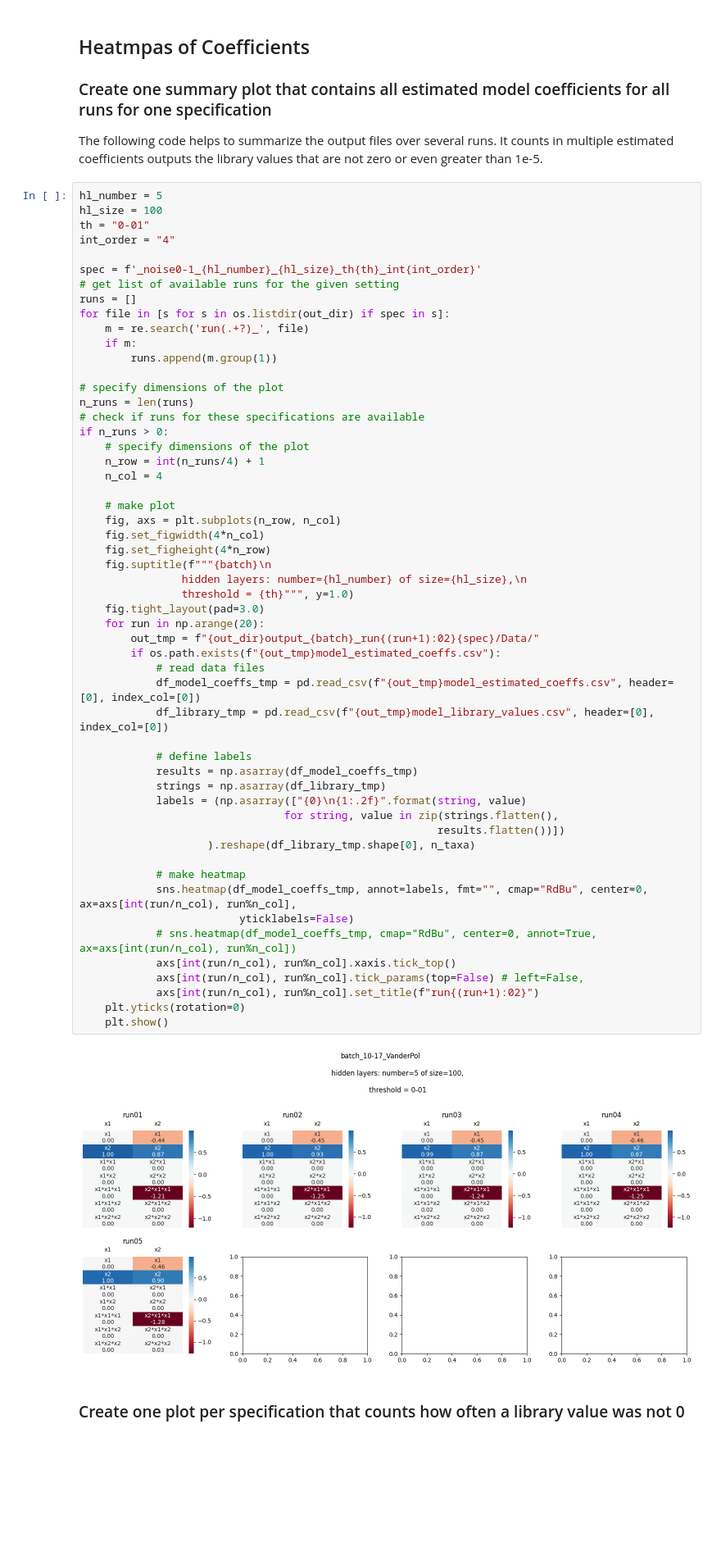
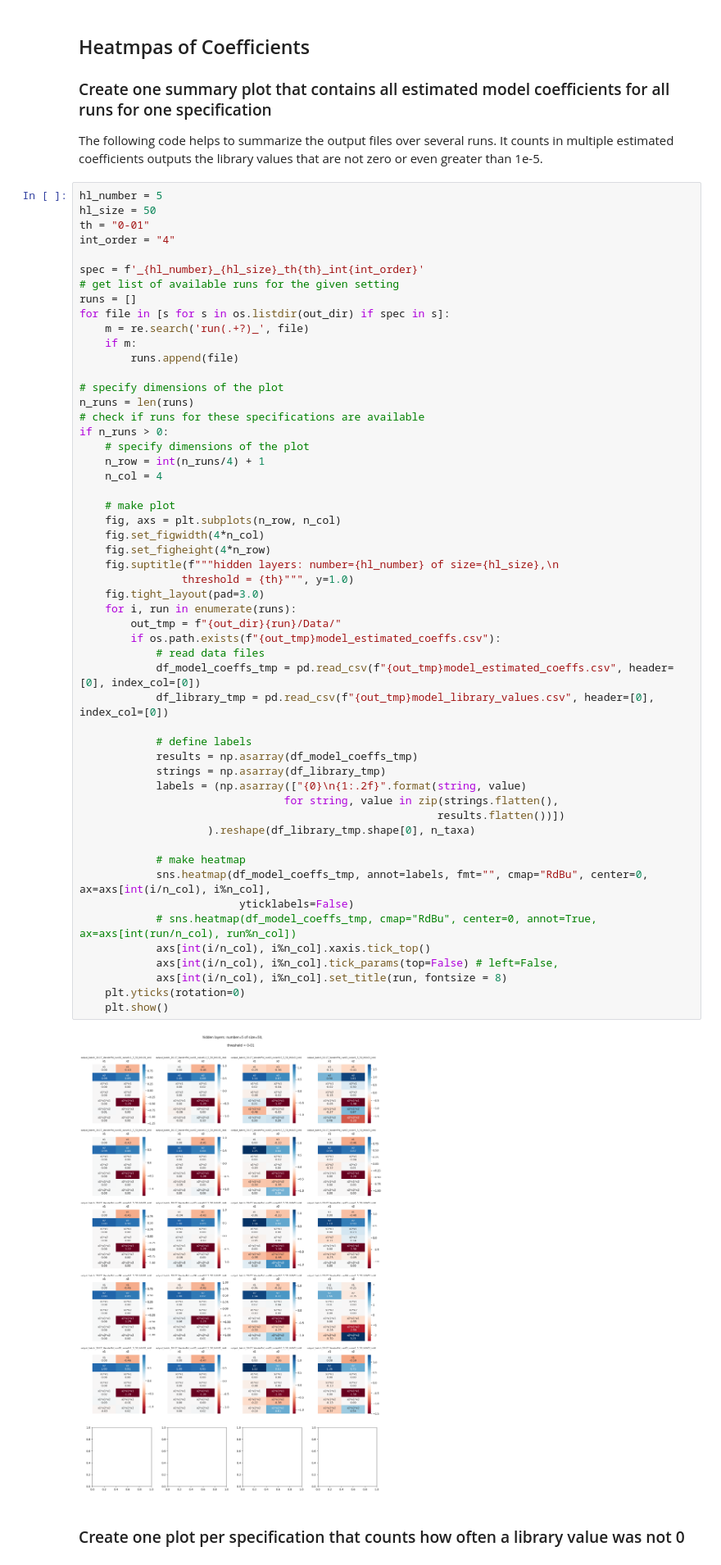
Before and after one commit to mariaproebstl/MScThesis, a Jupyter notebook: Python/Plots/DeepMoD_outcome_VdP_noise.ipynb, the cells around one changed output. Shown at 82% size. Cells and saved outputs as stored; diff of their text form; blank space fills up the shorter version.

Commit message:
add plots of DeepMoD VdP analysis

```diff
--- a/Python/Plots/DeepMoD_outcome_VdP_noise.ipynb
+++ b/Python/Plots/DeepMoD_outcome_VdP_noise.ipynb
@@ -33,17 +95,17 @@ The following code helps to summarize the output files over several runs.
 It counts in multiple estimated coefficients outputs the library values that are not zero or even greater than 1e-5.
 # %%
 hl_number = 5
-hl_size = 100
+hl_size = 50
 th = "0-01"
 int_order = "4"
 
-spec = f'_noise0-1_{hl_number}_{hl_size}_th{th}_int{int_order}'
+spec = f'_{hl_number}_{hl_size}_th{th}_int{int_order}'
 # get list of available runs for the given setting
 runs = []
 for file in [s for s in os.listdir(out_dir) if spec in s]:
     m = re.search('run(.+?)_', file)
     if m:
-        runs.append(m.group(1))
+        runs.append(file)
 
 # specify dimensions of the plot
 n_runs = len(runs)
@@ -51,42 +113,41 @@ n_runs = len(runs)
 if n_runs > 0:
     # specify dimensions of the plot
     n_row = int(n_runs/4) + 1
     n_col = 4
 
     # make plot
     fig, axs = plt.subplots(n_row, n_col)
     fig.set_figwidth(4*n_col)
     fig.set_figheight(4*n_row)
-    fig.suptitle(f"""{batch}\n
-                hidden layers: number={hl_number} of size={hl_size},\n
+    fig.suptitle(f"""hidden layers: number={hl_number} of size={hl_size},\n
                 threshold = {th}""", y=1.0)
     fig.tight_layout(pad=3.0)
-    for run in np.arange(20):
-        out_tmp = f"{out_dir}output_{batch}_run{(run+1):02}{spec}/Data/"
+    for i, run in enumerate(runs):
+        out_tmp = f"{out_dir}{run}/Data/"
         if os.path.exists(f"{out_tmp}model_estimated_coeffs.csv"):
             # read data files
             df_model_coeffs_tmp = pd.read_csv(f"{out_tmp}model_estimated_coeffs.csv", header=[0], index_col=[0])
             df_library_tmp = pd.read_csv(f"{out_tmp}model_library_values.csv", header=[0], index_col=[0])
 
             # define labels
             results = np.asarray(df_model_coeffs_tmp)
             strings = np.asarray(df_library_tmp)
             labels = (np.asarray(["{0}\n{1:.2f}".format(string, value)
                                 for string, value in zip(strings.flatten(),
                                                         results.flatten())])
                     ).reshape(df_library_tmp.shape[0], n_taxa)
 
             # make heatmap
-            sns.heatmap(df_model_coeffs_tmp, annot=labels, fmt="", cmap="RdBu", center=0, ax=axs[int(run/n_col), run%n_col],
+            sns.heatmap(df_model_coeffs_tmp, annot=labels, fmt="", cmap="RdBu", center=0, ax=axs[int(i/n_col), i%n_col],
                          yticklabels=False)
             # sns.heatmap(df_model_coeffs_tmp, cmap="RdBu", center=0, annot=True, ax=axs[int(run/n_col), run%n_col])
-            axs[int(run/n_col), run%n_col].xaxis.tick_top()
-            axs[int(run/n_col), run%n_col].tick_params(top=False) # left=False,
-            axs[int(run/n_col), run%n_col].set_title(f"run{(run+1):02}")
+            axs[int(i/n_col), i%n_col].xaxis.tick_top()
+            axs[int(i/n_col), i%n_col].tick_params(top=False) # left=False,
+            axs[int(i/n_col), i%n_col].set_title(run, fontsize = 8)
     plt.yticks(rotation=0)
     plt.show()
 # %% [output]
-[figure, old version]
+[figure, new version]
 # %% [markdown]
 ### Create one plot per specification that counts how often a library value was not 0
 # %%
```
Also changed, not shown: parts of 6 cells of this notebook, 1 other file.
